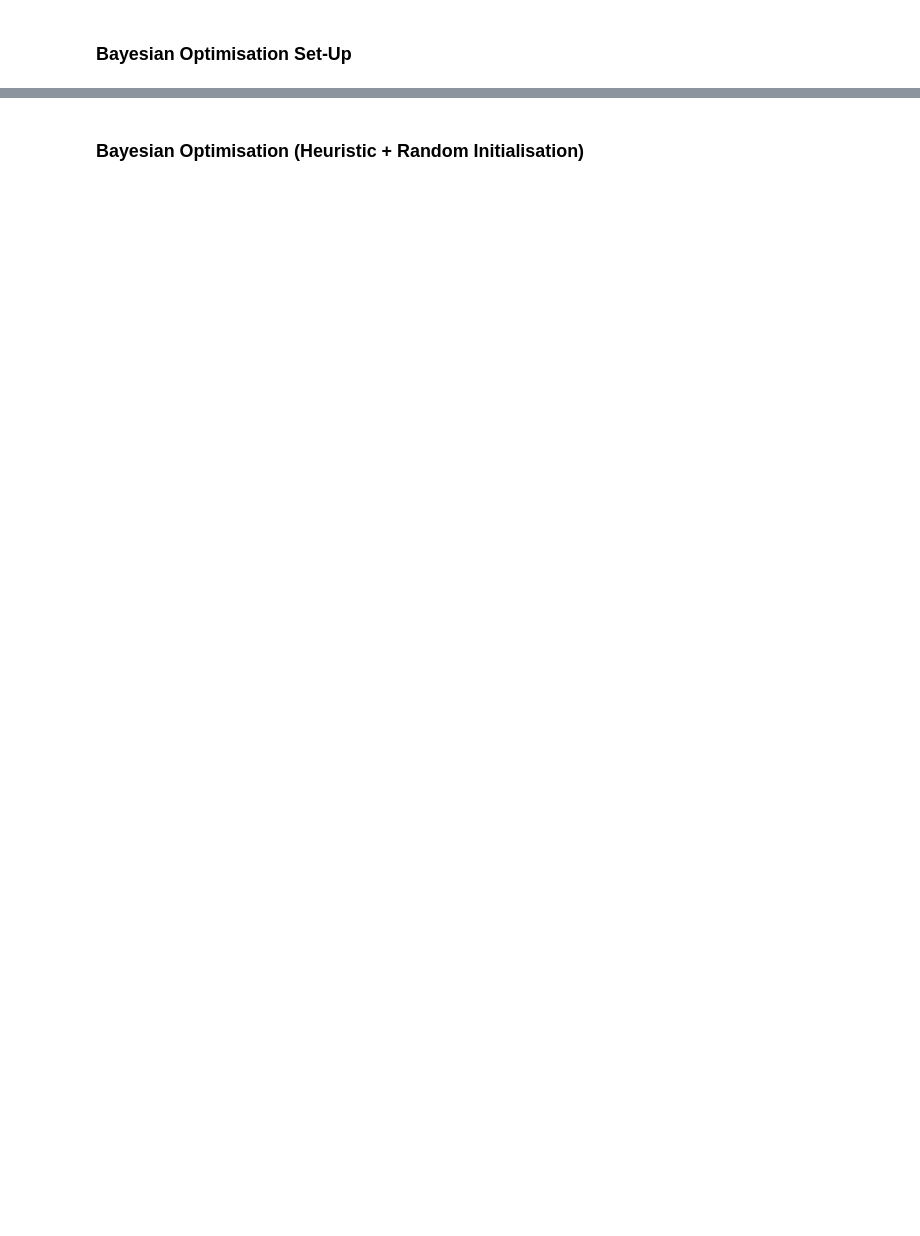
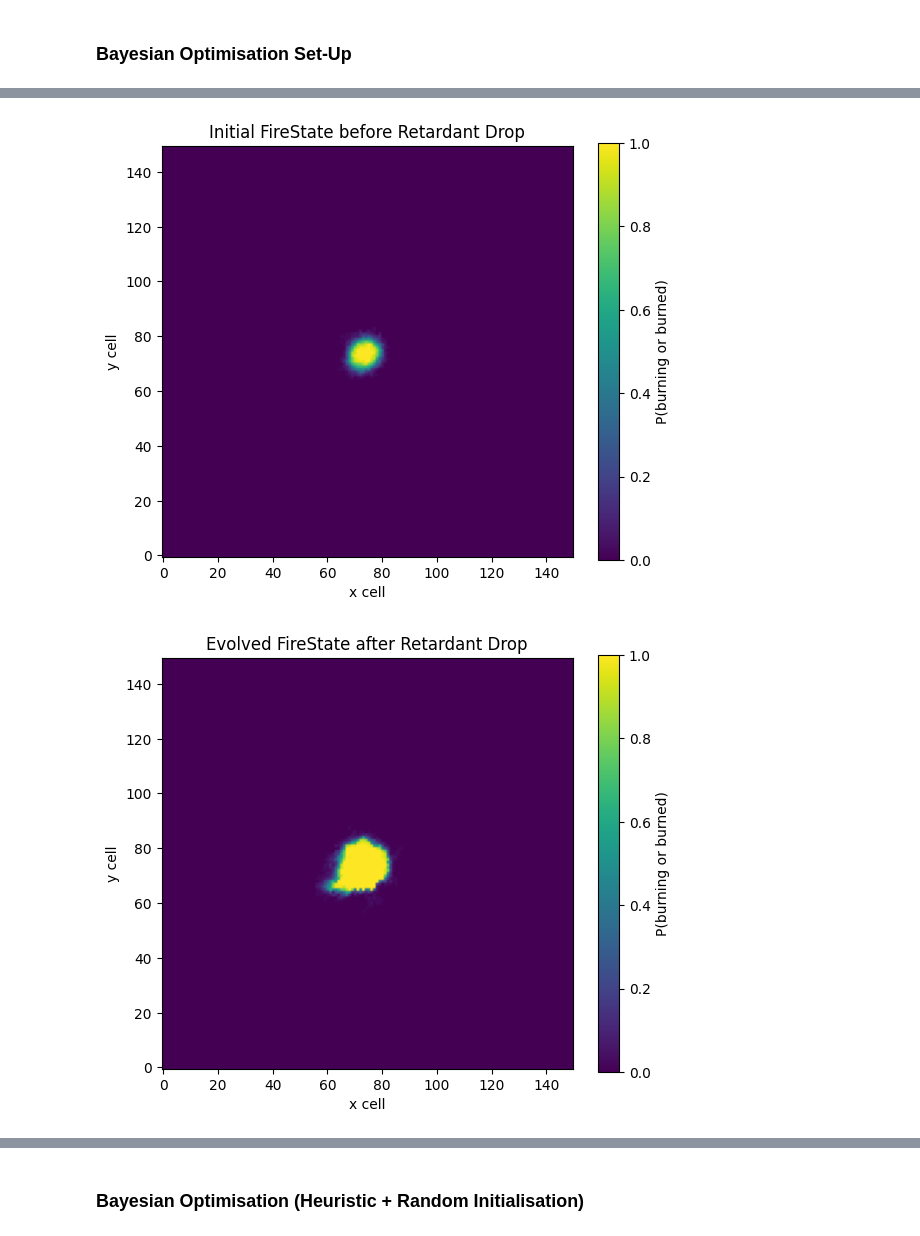
Before and after one commit to joshgreenwa/PyroFinsler, a Jupyter notebook: testing_CA_based_BO.ipynb, the cells around one changed output, grey strips where cells are left out. Drawn from its saved outputs; the diff is of its cells as text; code cells hidden in the pictures; blank space fills up the shorter version.

```diff
--- a/testing_CA_based_BO.ipynb
+++ b/testing_CA_based_BO.ipynb
@@ -301,0 +331,7 @@ best_theta, best_params, best_value, (X, y), y_nexts, y_bests = drop_opt.run_bay
+# %%
+drop_opt.plot_evolved_firestate(
+    theta=best_theta,
+    n_sims=50,)
+# %% [output]
+[figure, added]
+[figure, added]
```
Also changed, not shown: parts of 12 cells of this notebook, 3 other files.
